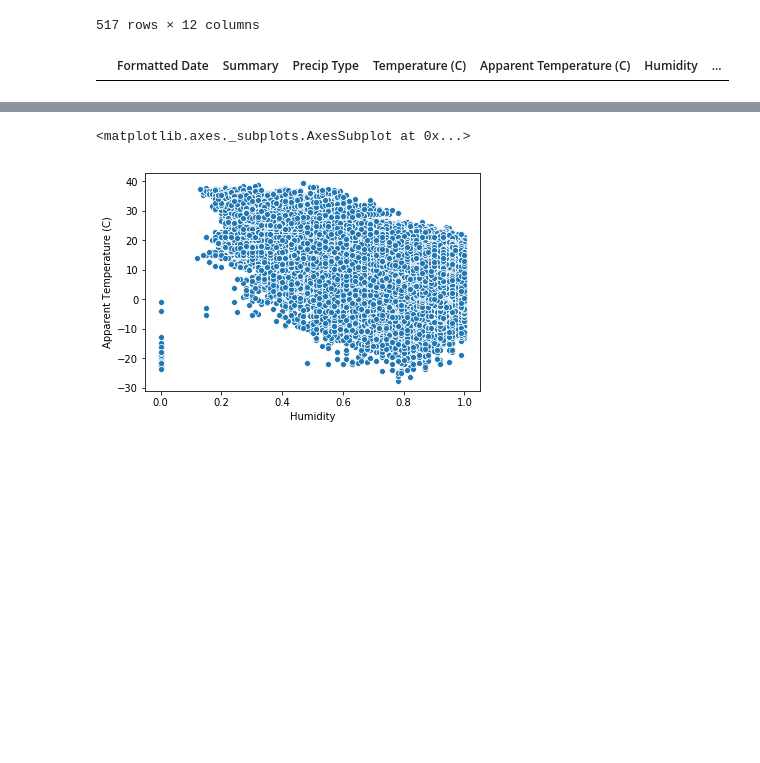
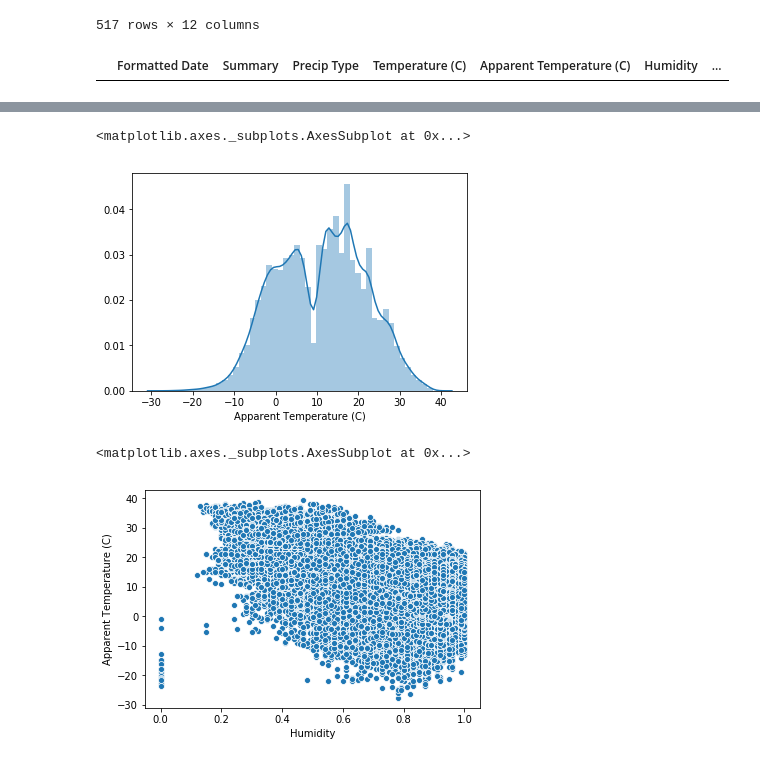
Before and after one commit to gcmurillo/linear_regresion_AED, a Jupyter notebook: taller regresion lineal.ipynb, the cells around one changed output, grey strips where cells are left out. Saved outputs shown, nothing was run; the diff lists cells and outputs as text; code cells hidden in the pictures; blank space fills up the shorter version.

```diff
--- a/taller regresion lineal.ipynb
+++ b/taller regresion lineal.ipynb
@@ -71,3 +76,8 @@ dataset["Formatted Date"] = pd.to_datetime(dataset["Formatted Date"])
+# %%
+sns.distplot(dataset['Apparent Temperature (C)'])
+# %% [output]
+<matplotlib.axes._subplots.AxesSubplot at 0x...>
+[figure, added]
 # %%
 sns.scatterplot(x="Humidity", y="Apparent Temperature (C)", data=dataset)
 # %% [output]
```
Also changed, not shown: parts of 5 cells of this notebook.
